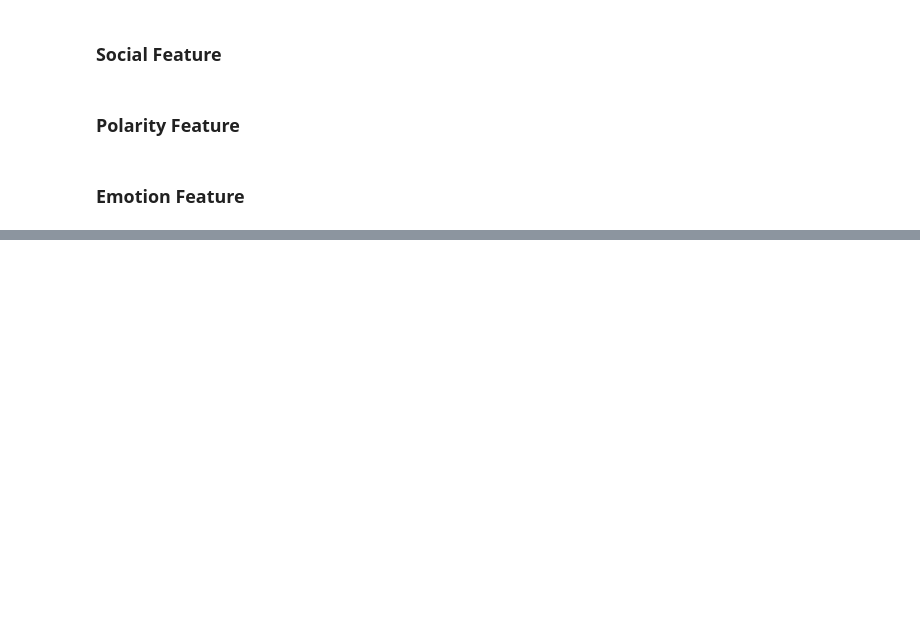
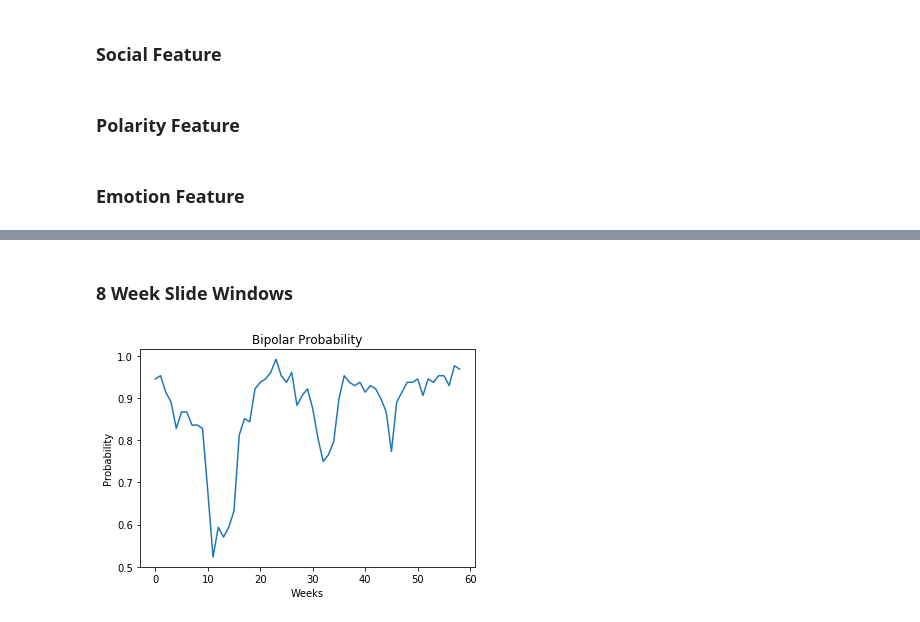
Before and after one commit to yenhao/Bipolar-Disorder-Detection, a Jupyter notebook: detect time/pattern of life/Predict By Model.ipynb, the cells around one changed output, grey strips where cells are left out. Saved outputs shown, nothing was run; the diff lists cells and outputs as text; code cells hidden in the pictures; blank space fills up the shorter version.

Commit message:
Finish and plot probability chart for prediction

```diff
--- a/detect time/pattern of life/Predict By Model.ipynb
+++ b/detect time/pattern of life/Predict By Model.ipynb
@@ -348,0 +346,14 @@ def pol_report(tweets):
+# %%
+def checkFolderFile(folder):
+    return os.listdir(folder)
+
+# ## Read BD_user
+def loadTweets(folder, filename, tweets_dict):
+    with open(folder + filename, 'r') as openfile:
+        for line in openfile.readlines():
+            try:
+                username, date, datetime, content, sentiment, emotion1, emotion2, ambiguous = line.split('\t')
+            except:
+                print(line.split('\t'))
+            tweets_dict[username][int(date)].append((datetime, content, sentiment, emotion1, emotion2, ambiguous.strip()))
+    return tweets_dict
@@ -348,0 +420,6 @@ def pol_report(tweets):
+# %%
+user_folder = 'patient emo_senti/'
+# {username:{int(date):{[(datetime,content,sentiment,emotion1,emotion2,ambiguous),...]}}}
+bd_tweets_dict = defaultdict(lambda: defaultdict(lambda:[]))
+for user in checkFolderFile(user_folder):
+    bd_tweets_dict = loadTweets(user_folder, user, bd_tweets_dict)
@@ -348,0 +430,7 @@ def pol_report(tweets):
+# %%
+bd_tweets = TweetsFormating(bd_tweets_dict)
+# %%
+bd_timeSeries = timeSeriesTransform(bd_tweets)
+bd_clean = userFilter(bd_timeSeries, spam_threshold=0.8, tweets_threshold=5)
+# %% [markdown]
+### 8 Week Slide Windows
@@ -348,0 +465,12 @@ def pol_report(tweets):
+# %%
+result = pol_report(bd_clean[1])
+y = [window_info['bipolar_probability'] for window_info in result]
+plt.plot(y)
+plt.xlabel('Weeks')
+plt.ylabel('Probability')
+plt.title("Bipolar Probability")
+plt.legend(loc="lower right")
+
+plt.show()
+# %% [output]
+[figure, added]
```
Also changed, not shown: parts of 10 cells of this notebook.
